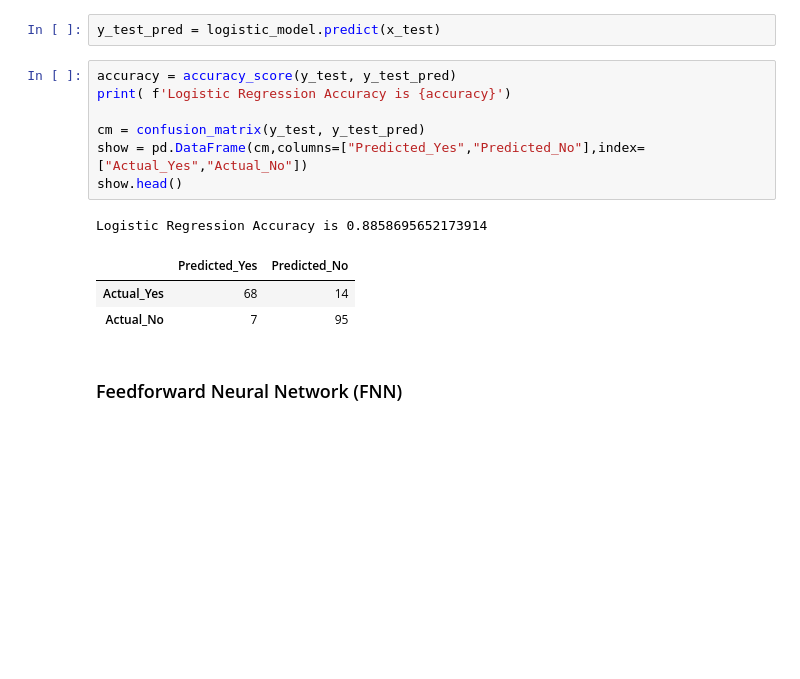
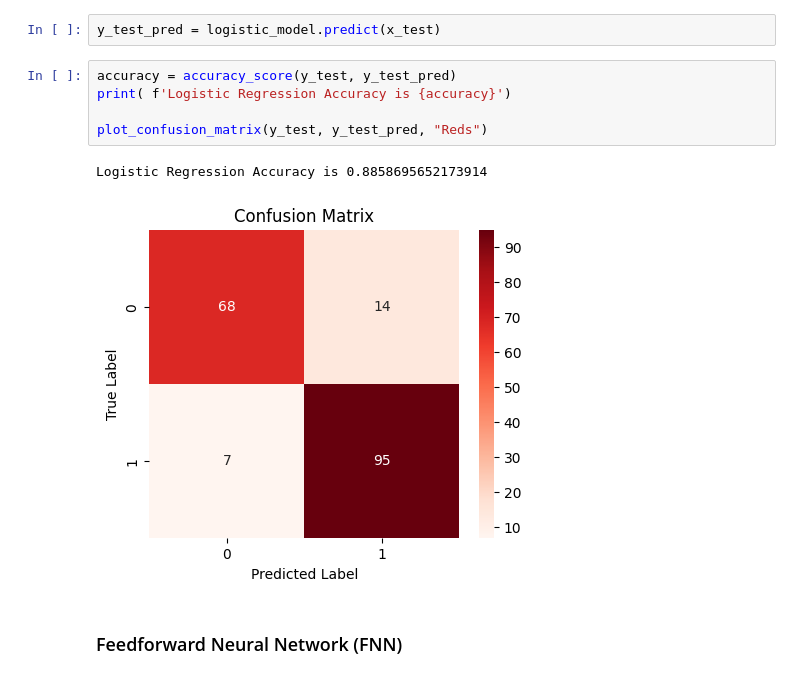
Before and after one commit to Rawan-M-Said/ML-Lab-1, a Jupyter notebook: lab_1.ipynb, the cells around one changed output. Drawn from its saved outputs; the diff is of its cells as text; blank space fills up the shorter version.

```diff
--- a/lab_1.ipynb
+++ b/lab_1.ipynb
@@ -347,15 +352,11 @@ y_test_pred = logistic_model.predict(x_test)
 # %%
 accuracy = accuracy_score(y_test, y_test_pred)
 print( f'Logistic Regression Accuracy is {accuracy}')
 
-cm = confusion_matrix(y_test, y_test_pred)
-show = pd.DataFrame(cm,columns=["Predicted_Yes","Predicted_No"],index=["Actual_Yes","Actual_No"])
-show.head()
+plot_confusion_matrix(y_test, y_test_pred, "Reds")
 # %% [output]
 Logistic Regression Accuracy is 0.8858695652173914
-|  | Predicted_Yes | Predicted_No |
-| Actual_Yes | 68 | 14 |
-| Actual_No | 7 | 95 |
+[figure, added]
 # %% [markdown]
 ### Feedforward Neural Network (FNN)
 # %%
```
Also changed, not shown: parts of 19 cells of this notebook.
